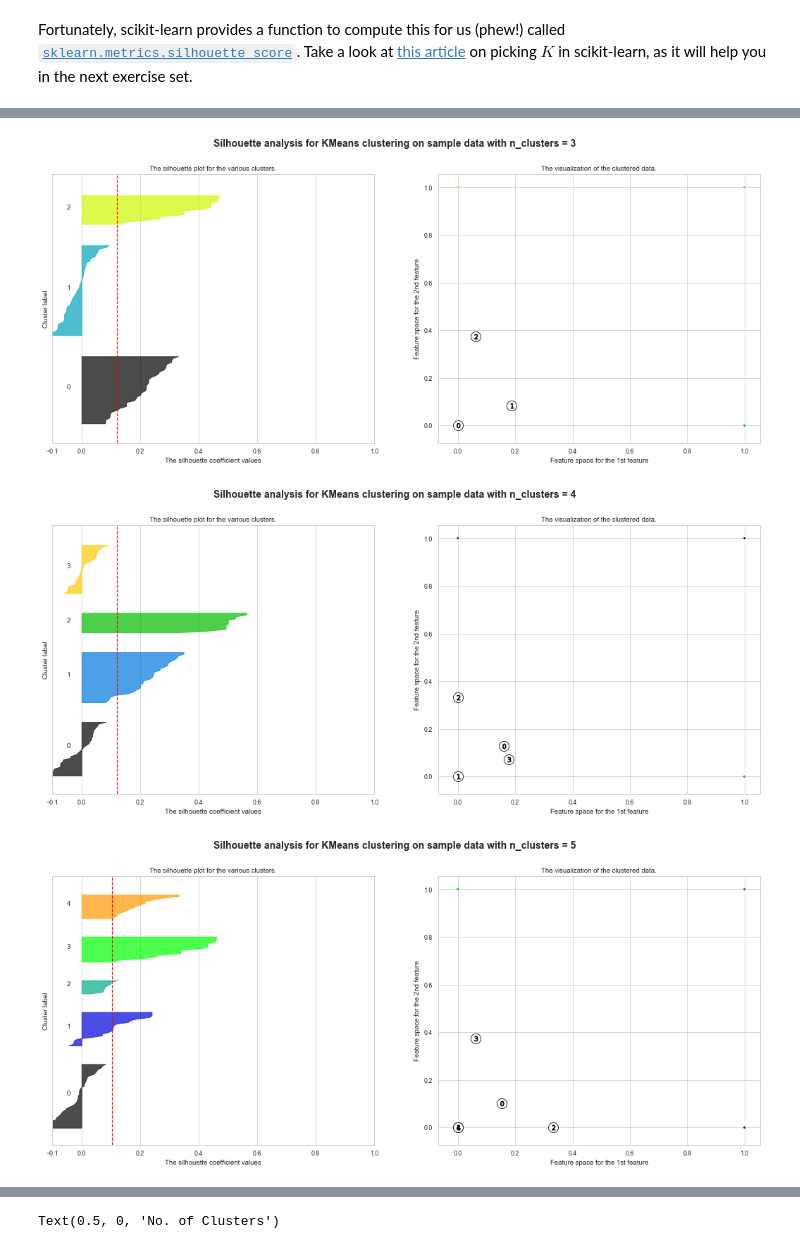
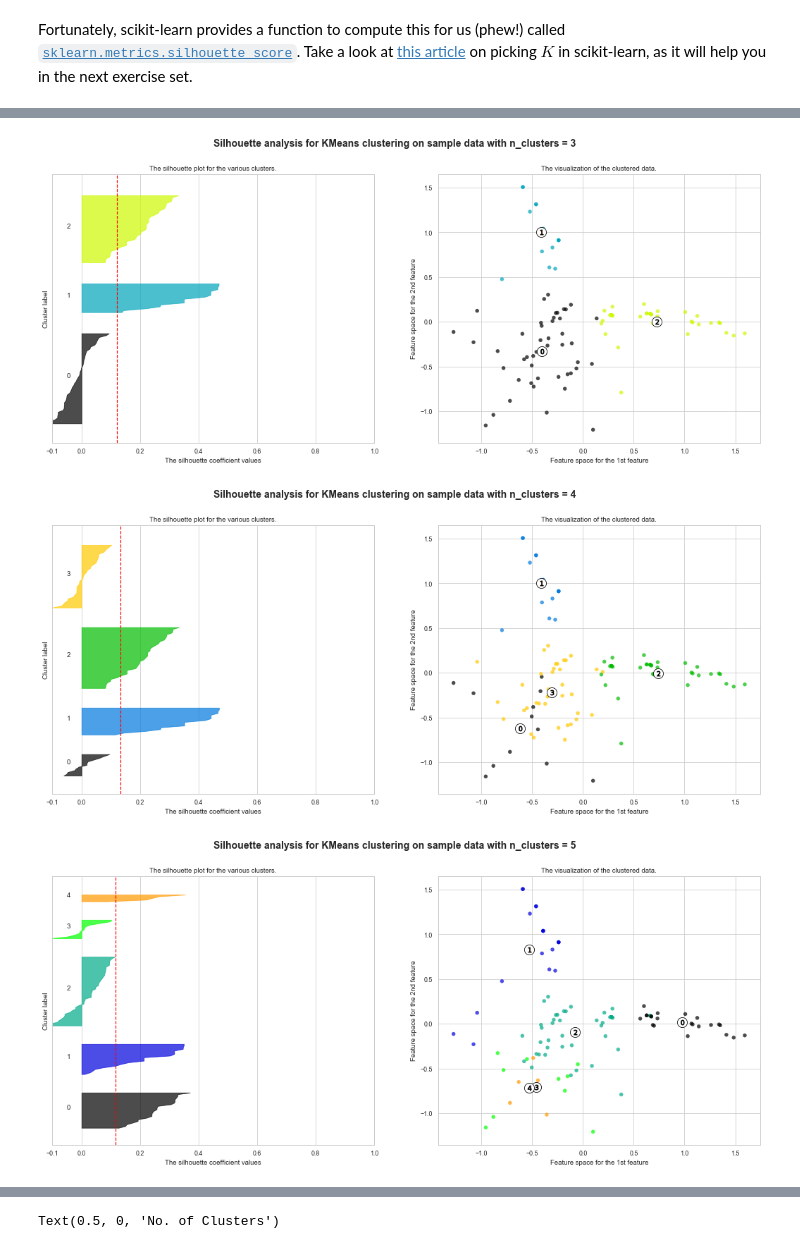
Before and after one commit to TheeChris/springboard, a Jupyter notebook: clustering/Mini_Project_Clustering.ipynb, the cells around one changed output, grey strips where cells are left out. Saved outputs shown, nothing was run; the diff lists cells and outputs as text; code cells hidden in the pictures.

```diff
--- a/clustering/Mini_Project_Clustering.ipynb
+++ b/clustering/Mini_Project_Clustering.ipynb
@@ -179,7 +184,5 @@ Fortunately, scikit-learn provides a function to compute this for us (phew!) cal
 # %%
-from sklearn.metrics import silhouette_samples, silhouette_score
-import matplotlib.cm as cm
-
+# plot silhouette analyses
 scores = []
 
 for n_clusters in ks:
@@ -197,7 +200,7 @@ for n_clusters in ks:
 
     # Initialize the clusterer with n_clusters value and a random generator
     # seed of 10 for reproducibility.
-    clusterer = KMeans(n_clusters=n_clusters, random_state=22)
+    clusterer = KMeans(n_clusters=n_clusters, random_state=0)
     cluster_labels = clusterer.fit_predict(x_cols)
 
     # The silhouette_score gives the average value for all the samples.
@@ -245,12 +248,17 @@ for n_clusters in ks:
     ax1.set_xticks([-0.1, 0, 0.2, 0.4, 0.6, 0.8, 1])
 
     # 2nd Plot showing the actual clusters formed
+    redux = PCA(n_components=2)
+    pca_2d = redux.fit_transform(x_cols)
+
     colors = cm.nipy_spectral(cluster_labels.astype(float) / n_clusters)
-    ax2.scatter(x_cols[:, 0], x_cols[:, 1], marker='.', s=30, lw=0, alpha=0.7,
+    ax2.scatter(pca_2d[:, 0], pca_2d[:, 1], s=30, lw=0, alpha=0.7,
                 c=colors, edgecolor='k')
 
     # Labeling the clusters
-    centers = clusterer.cluster_centers_
+    #centers = clusterer.cluster_centers_
+
+    centers = redux.transform(clusterer.cluster_centers_)
     # Draw white circles at cluster centers
     ax2.scatter(centers[:, 0], centers[:, 1], marker='o',
                 c="white", alpha=1, s=200, edgecolor='k')
@@ -280,3 +288,3 @@ For n_clusters = 10 The average silhouette_score is : 0.1313521127026779
-[figure, old version]
+[figure, new version]
-[figure, old version]
+[figure, new version]
-[figure, old version]
+[figure, new version]
```
Also changed, not shown: parts of 34 cells of this notebook.
